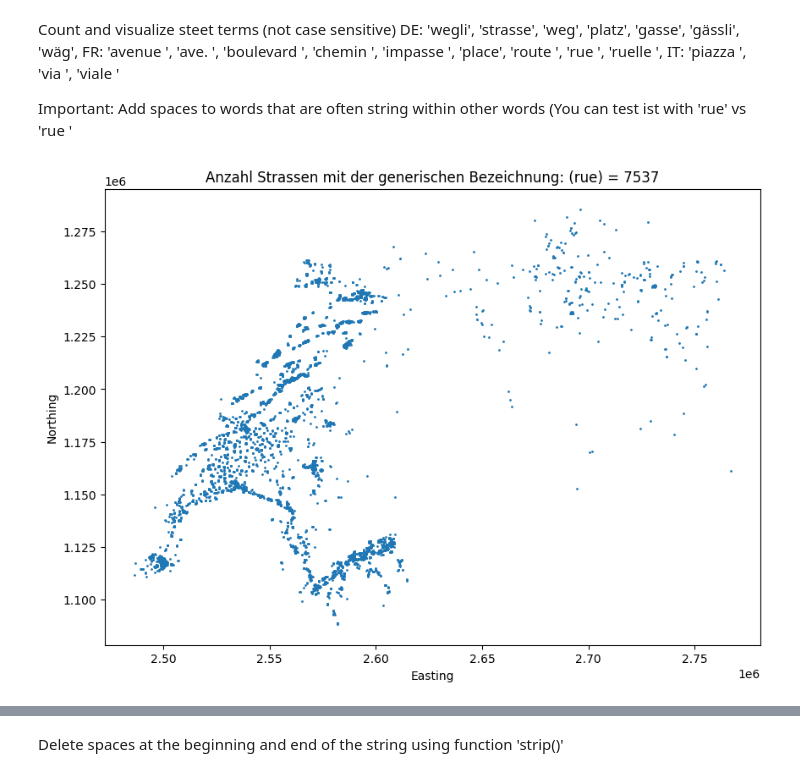
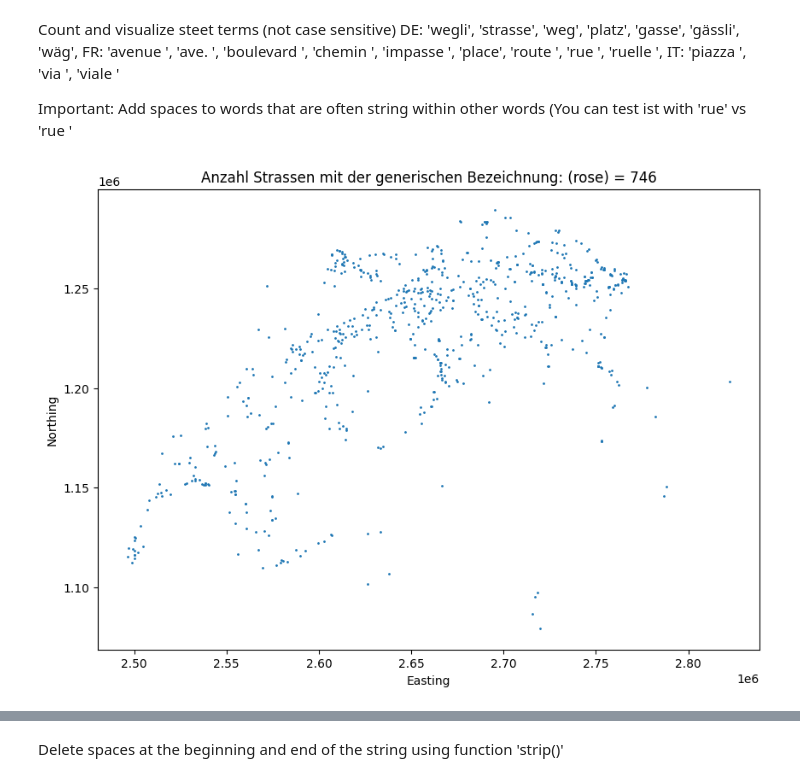
Before and after one commit to CaptainInler/cassda-zertifikatsarbeit, a Jupyter notebook: Datapreparation/Extract_street_terms_from_street_names.ipynb, the cells around one changed output, grey strips where cells are left out. Cells and saved outputs as stored; diff of their text form; code cells hidden in the pictures.

```diff
--- a/Datapreparation/Extract_street_terms_from_street_names.ipynb
+++ b/Datapreparation/Extract_street_terms_from_street_names.ipynb
@@ -159,16 +159,16 @@ IT: 'piazza ', 'via ', 'viale '
 
 Important: Add spaces to words that are often string within other words (You can test ist with 'rue' vs 'rue '
 # %%
-searchString = "rue"
+searchString = "rose"
 searchStringStrassen = streetnames.loc[streetnames.STN_LABEL.str.contains(searchString, case=False)]
 count = len(searchStringStrassen)
 count = "Anzahl Strassen mit der generischen Bezeichnung: ("+ searchString + ") = "+  str(count)
 
 fig, ax = plt.subplots(figsize=(10, 7))
 plt.scatter(x=searchStringStrassen['STR_EASTING'], y=searchStringStrassen['STR_NORTHING'], s = 1)
 plt.xlabel("Easting")
 plt.ylabel("Northing")
 plt.title(count)
 plt.show()
 # %% [output]
-[figure, old version]
+[figure, new version]
```
Also changed, not shown: parts of 18 cells of this notebook, 2 other files.
